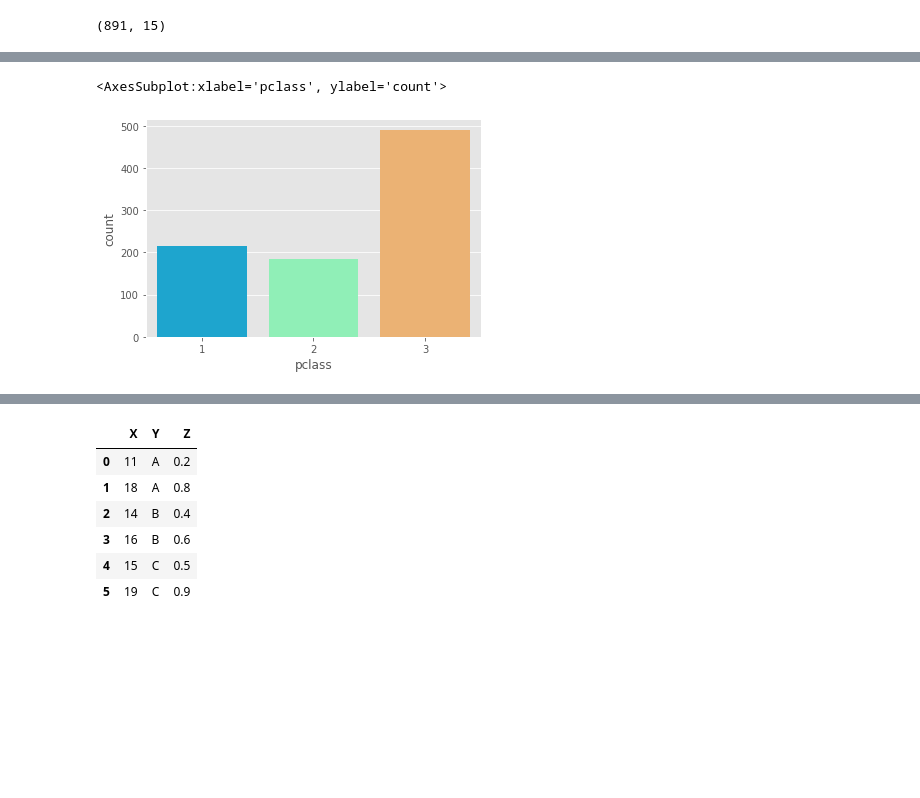
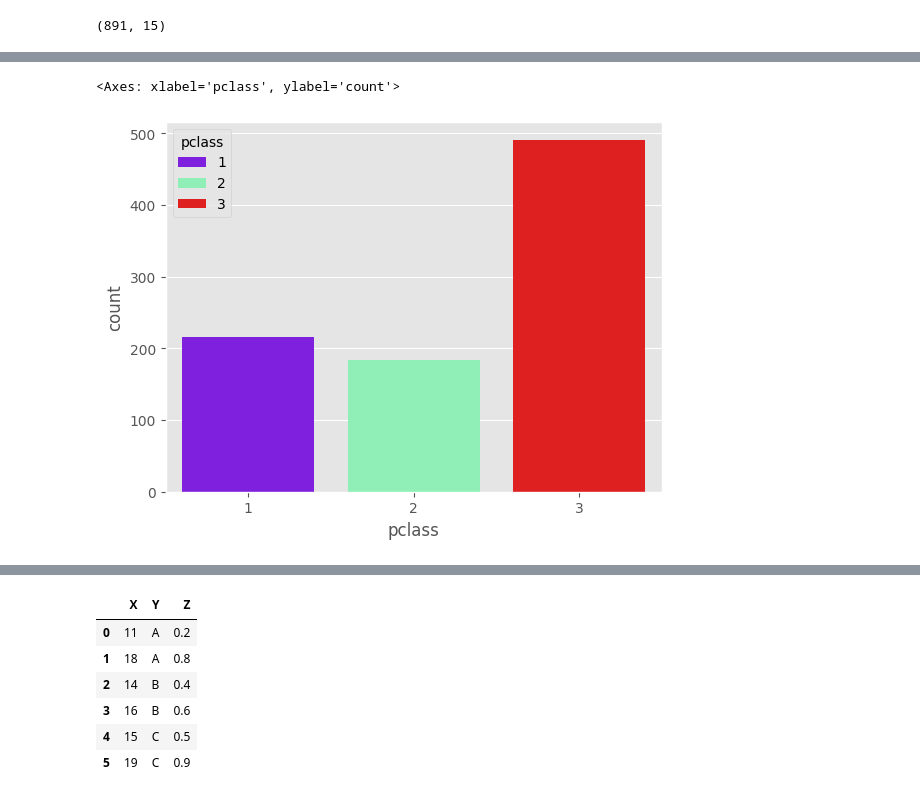
Before and after one commit to las-tokushima/Information_Science, a Jupyter notebook: Python/AppB.ipynb, the cells around one changed output, grey strips where cells are left out. Cells and saved outputs as stored; diff of their text form; code cells hidden in the pictures; blank space fills up the shorter version.

```diff
--- a/Python/AppB.ipynb
+++ b/Python/AppB.ipynb
@@ -249,8 +281,8 @@ sns.countplot(x='sex', data=titanic, palette='rainbow')
 # %%
-sns.countplot(x='pclass', data=titanic, palette='rainbow')
+sns.countplot(x='pclass', hue='pclass', data=titanic, palette='rainbow')
 # %% [output]
-<AxesSubplot:xlabel='pclass', ylabel='count'>
+<Axes: xlabel='pclass', ylabel='count'>
-[figure, old version]
+[figure, new version]
 # %%
 sns.catplot(x='pclass', y='age', hue='sex',data=titanic, palette='pastel')
 # %% [output]
```
Also changed, not shown: parts of 25 cells of this notebook, 5 other files.
